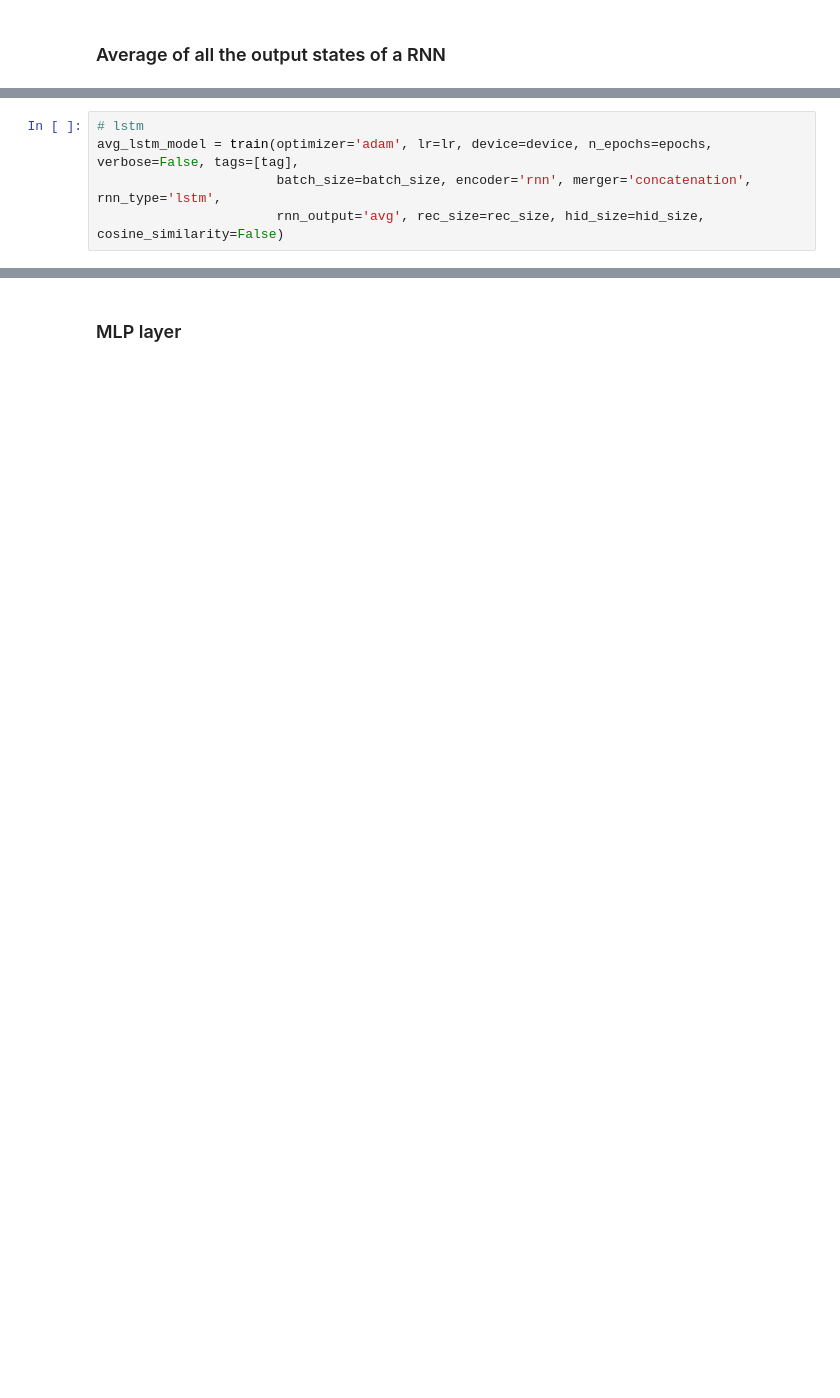
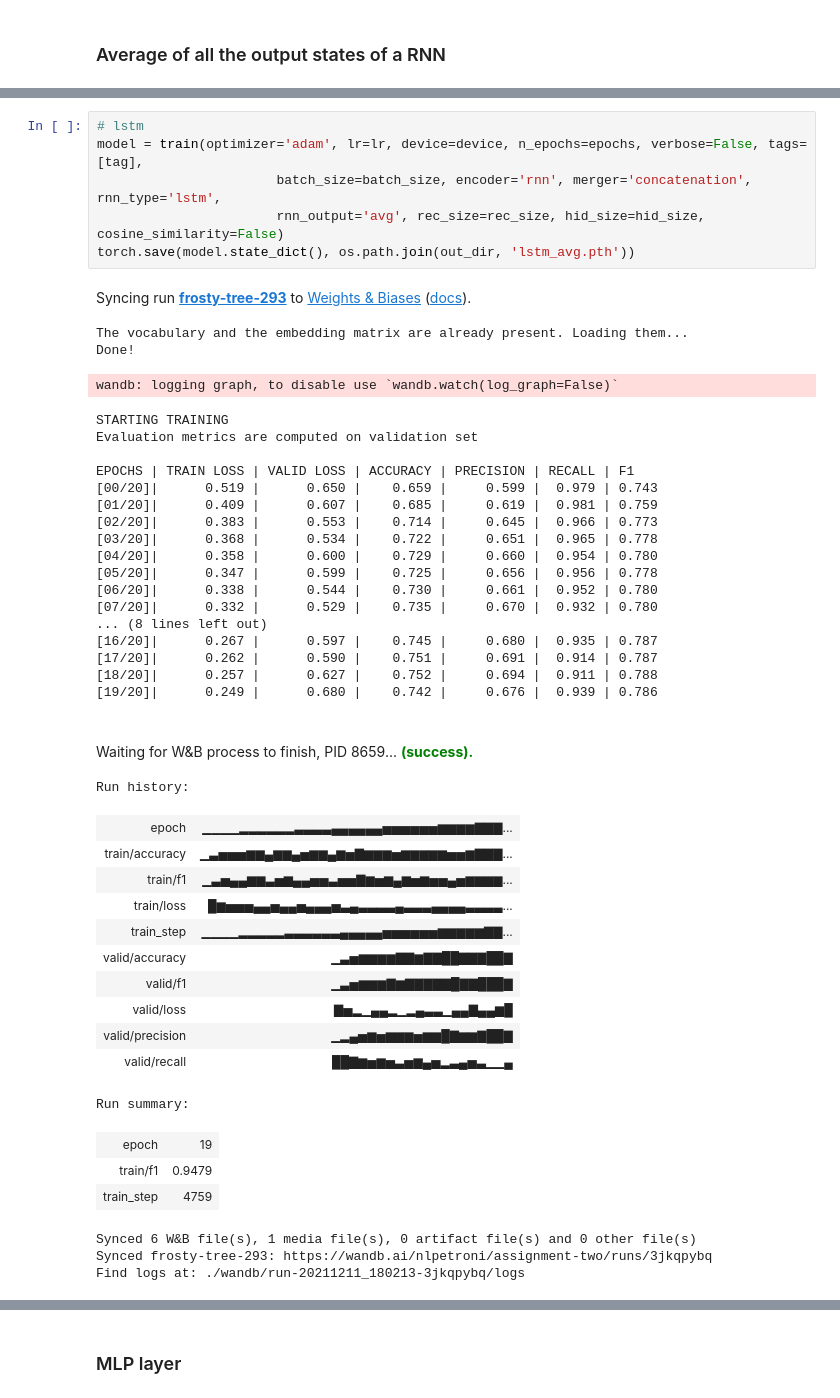
Before and after one commit to NLPetroni/assignment_two, a Jupyter notebook: solution_2.ipynb, the cells around one changed output, grey strips where cells are left out. Saved outputs shown, nothing was run; the diff lists cells and outputs as text; blank space fills up the shorter version.

```diff
--- a/solution_2.ipynb
+++ b/solution_2.ipynb
@@ -739,5 +888,47 @@ avg_elman_model = train(optimizer='adam', lr=lr, device=device, n_epochs=epochs,
 # %%
 # lstm
-avg_lstm_model = train(optimizer='adam', lr=lr, device=device, n_epochs=epochs, verbose=False, tags=[tag],
+model = train(optimizer='adam', lr=lr, device=device, n_epochs=epochs, verbose=False, tags=[tag],
                        batch_size=batch_size, encoder='rnn', merger='concatenation', rnn_type='lstm',
                        rnn_output='avg', rec_size=rec_size, hid_size=hid_size, cosine_similarity=False)
+torch.save(model.state_dict(), os.path.join(out_dir, 'lstm_avg.pth'))
+# %% [output]
+Syncing run frosty-tree-293 to Weights & Biases (docs).
+The vocabulary and the embedding matrix are already present. Loading them...
+Done!
+wandb: logging graph, to disable use `wandb.watch(log_graph=False)`
+STARTING TRAINING
+Evaluation metrics are computed on validation set
+
+EPOCHS | TRAIN LOSS | VALID LOSS | ACCURACY | PRECISION | RECALL | F1
+[00/20]|      0.519 |      0.650 |    0.659 |     0.599 |  0.979 | 0.743
+[01/20]|      0.409 |      0.607 |    0.685 |     0.619 |  0.981 | 0.759
+[02/20]|      0.383 |      0.553 |    0.714 |     0.645 |  0.966 | 0.773
+[03/20]|      0.368 |      0.534 |    0.722 |     0.651 |  0.965 | 0.778
+[04/20]|      0.358 |      0.600 |    0.729 |     0.660 |  0.954 | 0.780
+[05/20]|      0.347 |      0.599 |    0.725 |     0.656 |  0.956 | 0.778
+[06/20]|      0.338 |      0.544 |    0.730 |     0.661 |  0.952 | 0.780
+[07/20]|      0.332 |      0.529 |    0.735 |     0.670 |  0.932 | 0.780
+... (8 lines left out)
+[16/20]|      0.267 |      0.597 |    0.745 |     0.680 |  0.935 | 0.787
+[17/20]|      0.262 |      0.590 |    0.751 |     0.691 |  0.914 | 0.787
+[18/20]|      0.257 |      0.627 |    0.752 |     0.694 |  0.911 | 0.788
+[19/20]|      0.249 |      0.680 |    0.742 |     0.676 |  0.939 | 0.786
+Waiting for W&B process to finish, PID 8659... (success).
+Run history:
+| epoch | ▁▁▁▁▂▂▂▂▂▂▃▃▃▃▄▄▄▄▄▄▅▅▅▅▅▅▆▆▆▆▇▇▇... |
+| train/accuracy | ▁▃▅▅▅▆▆▄▆▆▄▅▆▆▄▆▅▇▆▆▆▅▆▆▆▆▆▅▅▆▇▇▇... |
+| train/f1 | ▁▃▅▄▄▆▆▃▅▆▄▄▅▅▃▅▅▇▆▅▆▄▆▅▆▅▅▄▅▆▆▆▆... |
+| train/loss | █▆▅▅▅▄▄▅▄▄▅▄▄▄▅▃▄▃▃▃▃▄▃▃▃▄▄▄▄▃▃▃▃... |
+| train_step | ▁▁▁▁▂▂▂▂▂▃▃▃▃▃▃▄▄▄▄▄▅▅▅▅▅▅▆▆▆▆▆▇▇... |
+| valid/accuracy | ▁▃▅▆▆▆▆▇▇▆▇▇██▇▇▇██▇ |
+| valid/f1 | ▁▃▅▆▆▆▇▆▇▇▇▇▇█▇▇███▇ |
+| valid/loss | ▇▅▂▁▄▄▂▁▂▄▃▃▁▄▄▇▄▄▆█ |
+| valid/precision | ▁▂▄▅▆▅▆▆▆▅▆▆█▇▆▆▇██▇ |
+| valid/recall | ██▇▆▅▆▅▃▅▆▄▅▂▃▄▅▃▁▁▄ |
+Run summary:
+| epoch | 19 |
+| train/f1 | 0.9479 |
+| train_step | 4759 |
+Synced 6 W&B file(s), 1 media file(s), 0 artifact file(s) and 0 other file(s)
+Synced frosty-tree-293: https://wandb.ai/nlpetroni/assignment-two/runs/3jkqpybq
+Find logs at: ./wandb/run-20211211_180213-3jkqpybq/logs
```
Also changed, not shown: parts of 11 cells of this notebook.
